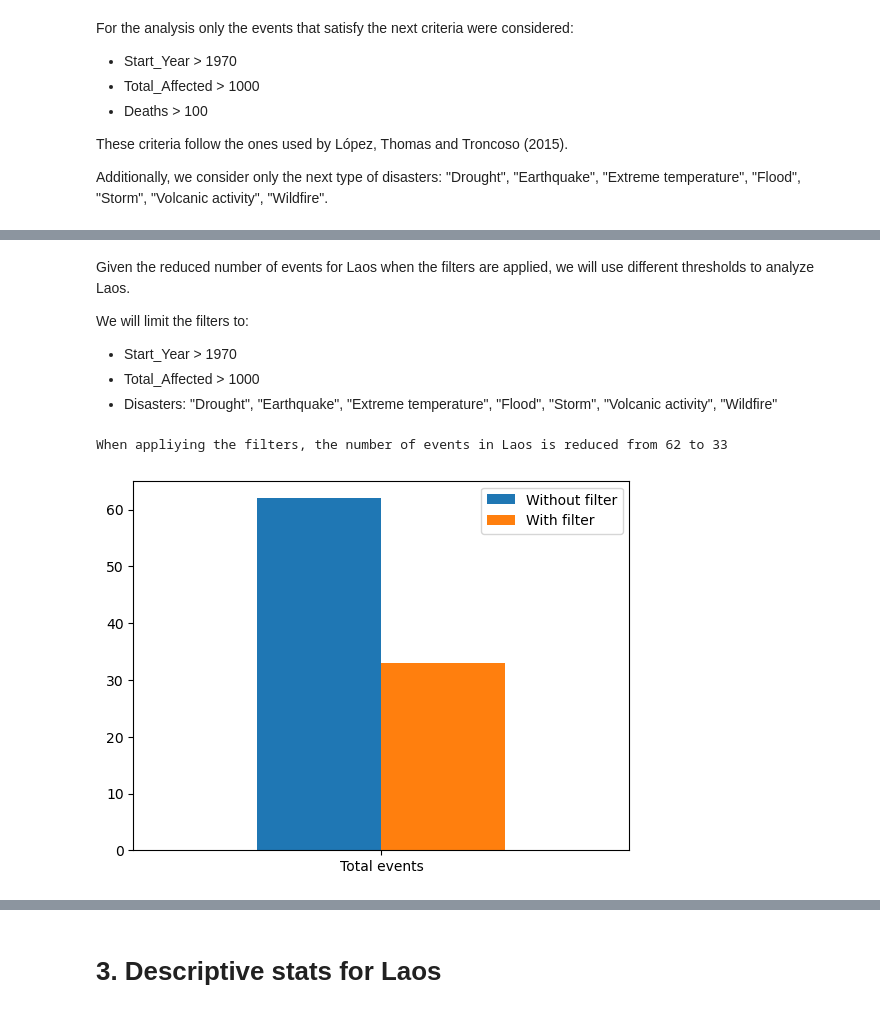
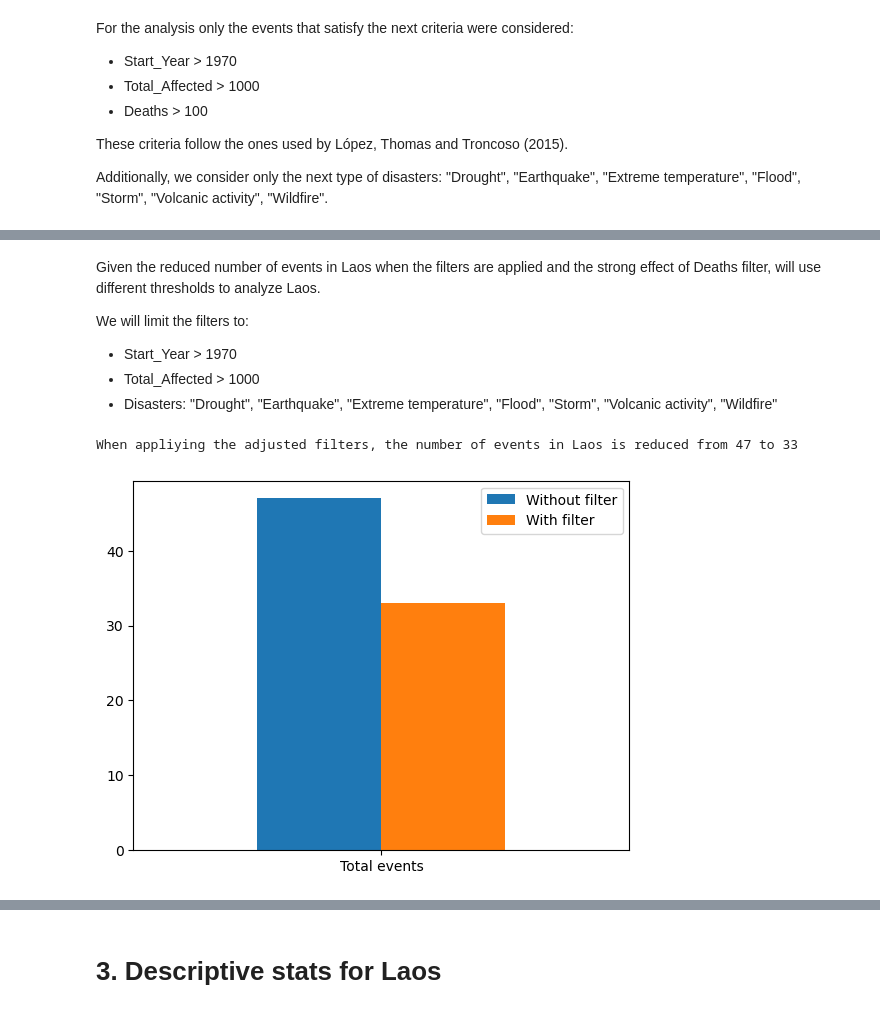
Before and after one commit to jessegrabowski/laos-climate-change, a Jupyter notebook: notebooks/eda_laos_EM-DAT.ipynb, the cells around one changed output, grey strips where cells are left out. Drawn from its saved outputs; the diff is of its cells as text; code cells hidden in the pictures.

```diff
--- a/notebooks/eda_laos_EM-DAT.ipynb
+++ b/notebooks/eda_laos_EM-DAT.ipynb
@@ -25,2 +16,20 @@ em_dat_raw_filtered = data["df_raw_filtered"]
+# %%
+data = process_emdat()
+
+em_dat_raw = data["df_raw"]
+
+probability_df_filtered= data["df_prob_filtered"]
+intensity_df_filtered= data["df_inten_filtered"]
+
+probability_df_filtered_adj= data["df_prob_filtered_adjusted"]
+intensity_df_filtered_adj= data["df_inten_filtered_adjusted"]
+
+probability_df_unfiltered = data["df_prob_unfiltered"]
+intensity_df_unfiltered = data["df_inten_unfiltered"]
+
+
+
+em_dat_raw_filtered = data["df_raw_filtered"]
+em_dat_raw_filtered_adjusted = data["df_raw_filtered_adj"]
 # %% [markdown]
 # 1. Helper functions
@@ -88,18 +94,21 @@ When appliying the filters, the number of events in Laos is reduced from 62 to 1
 # %% [markdown]
-Given the reduced number of events for Laos when the filters are applied, we will use different thresholds to analyze Laos.
+Given the reduced number of events in Laos when the filters are applied and the strong effect of Deaths filter, will use different thresholds to analyze Laos.
 
 We will limit the filters to:
 - Start_Year > 1970
 - Total_Affected > 1000
 - Disasters:  "Drought", "Earthquake", "Extreme temperature", "Flood", "Storm", "Volcanic activity", "Wildfire"
 # %%
-print("When appliying the filters, the number of events in Laos is reduced from " + str(em_dat_raw.query('ISO == "LAO"').shape[0] )+ " to "
+#Print statement
+print("When appliying the adjusted filters, the number of events in Laos is reduced from " + str(em_dat_raw.query('ISO == "LAO" &  `Disaster Type` in @PROB_COLS').shape[0] )+ " to "
       + str(em_dat_raw.rename(columns=EM_DAT_COL_DICT
-                 ).query("Total_Affected >1000 & Start_Year > 1970 & ISO == 'LAO' & `Disaster Type` in @DISASTERS_FOUND ").shape[0]))
+                 ).query("Total_Affected >1000 & Start_Year > 1970 & ISO == 'LAO' & `Disaster Type` in @PROB_COLS ").shape[0]))
+
+#Graph
 obs_effect = pd.DataFrame(columns=["Without filter", "With filter"])
-obs_effect.loc["Total events Laos"] = [em_dat_raw.query('ISO == "LAO"').shape[0], em_dat_raw.rename(columns=EM_DAT_COL_DICT
-                 ).query("Total_Affected >1000 & Start_Year > 1970 & ISO == 'LAO' & `Disaster Type` in @DISASTERS_FOUND ").shape[0]]
+obs_effect.loc["Total events Laos"] = [em_dat_raw.query('ISO == "LAO" &  `Disaster Type` in @PROB_COLS').shape[0], em_dat_raw.rename(columns=EM_DAT_COL_DICT
+                 ).query("Total_Affected >1000 & Start_Year > 1970 & ISO == 'LAO' & `Disaster Type` in @PROB_COLS ").shape[0]]
 obs_effect.plot(kind = "bar").set_xticklabels(labels = ["Total events"], rotation = 0);
 # %% [output]
-When appliying the filters, the number of events in Laos is reduced from 62 to 33
+When appliying the adjusted filters, the number of events in Laos is reduced from 47 to 33
-[figure, old version]
+[figure, new version]
```
Also changed, not shown: parts of 15 cells of this notebook, 2 other files.
